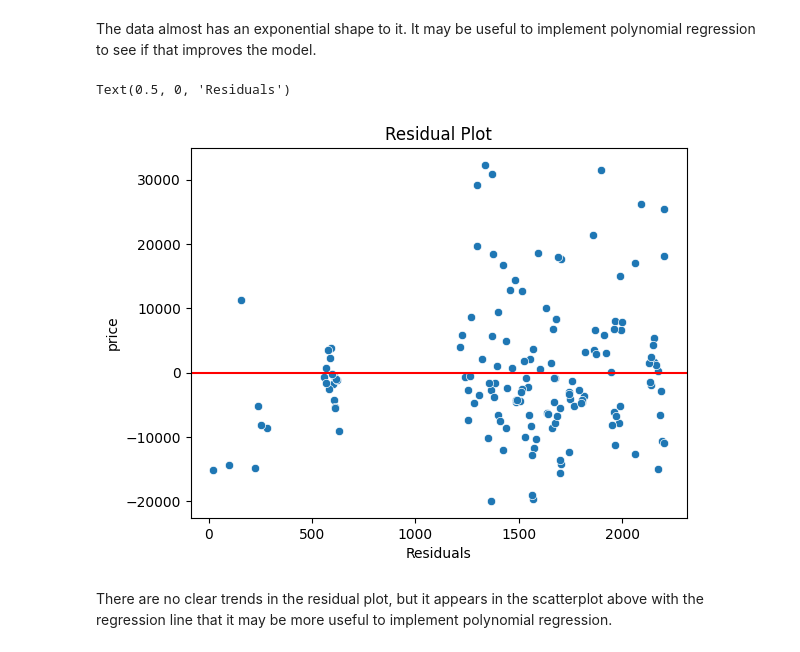
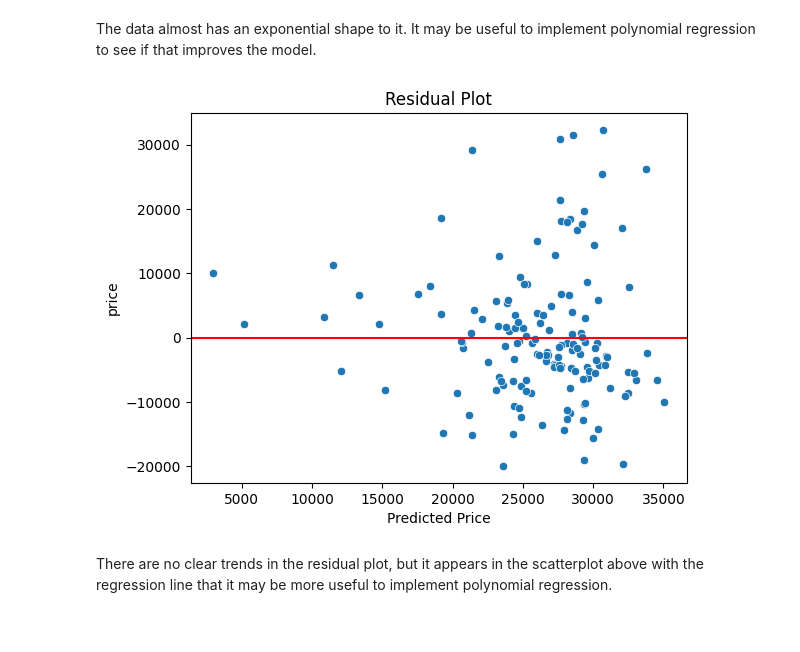
Before and after one commit to masonnicoletti/Car-Analysis-Project, a Jupyter notebook: linear_regression.ipynb, the cells around one changed output. Cells and saved outputs as stored; diff of their text form; code cells hidden in the pictures.

Commit message:
Update Residual Plot

```diff
--- a/linear_regression.ipynb
+++ b/linear_regression.ipynb
@@ -164,14 +167,11 @@ The data almost has an exponential shape to it. It may be useful to implement po
 # %%
-# Calculate residuals
-residuals = y_test - pred_test
-
-# Make a plot of the residuals
-sns.scatterplot(residuals)
+# Residual plot 2
+sns.scatterplot(x=pred_test, y=residuals)
 plt.axhline(0, color='red')
 plt.title("Residual Plot")
-plt.xlabel("Residuals")
+plt.xlabel("Predicted Price")
+plt.show()
 # %% [output]
-Text(0.5, 0, 'Residuals')
-[figure, old version]
+[figure, new version]
 # %% [markdown]
 There are no clear trends in the residual plot, but it appears in the scatterplot above with the regression line that it may be more useful to implement polynomial regression.
```
Also changed, not shown: parts of 1 cell of this notebook.
